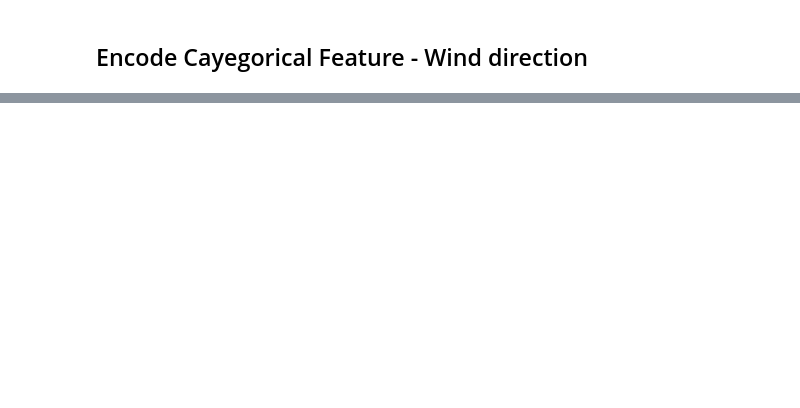
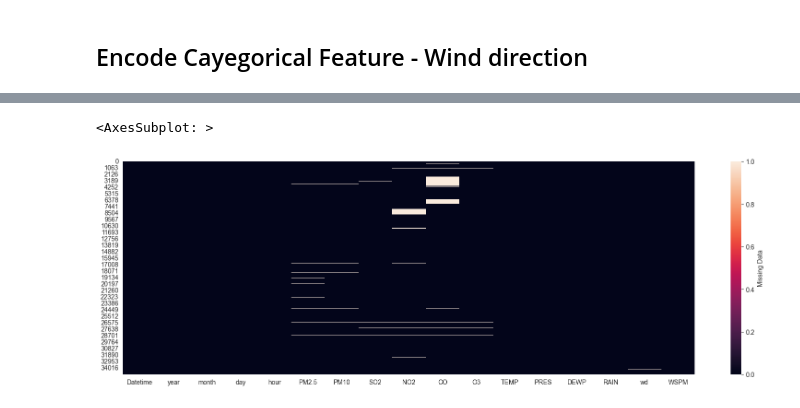
Before and after one commit to Jose-Bastos/MLops_Air, a Jupyter notebook: 2.Feature Engineering.ipynb, the cells around one changed output, grey strips where cells are left out. Drawn from its saved outputs; the diff is of its cells as text; code cells hidden in the pictures; blank space fills up the shorter version.

```diff
--- a/2.Feature Engineering.ipynb
+++ b/2.Feature Engineering.ipynb
@@ -88,0 +135,6 @@ df["cbwd"].count()
+# %%
+plt.figure(figsize=(20,6))
+sns.heatmap(df.isna(),cbar_kws={'label': 'Missing Data'})
+# %% [output]
+<AxesSubplot: >
+[figure, added]
```
Also changed, not shown: parts of 15 cells of this notebook, 4 other files.
